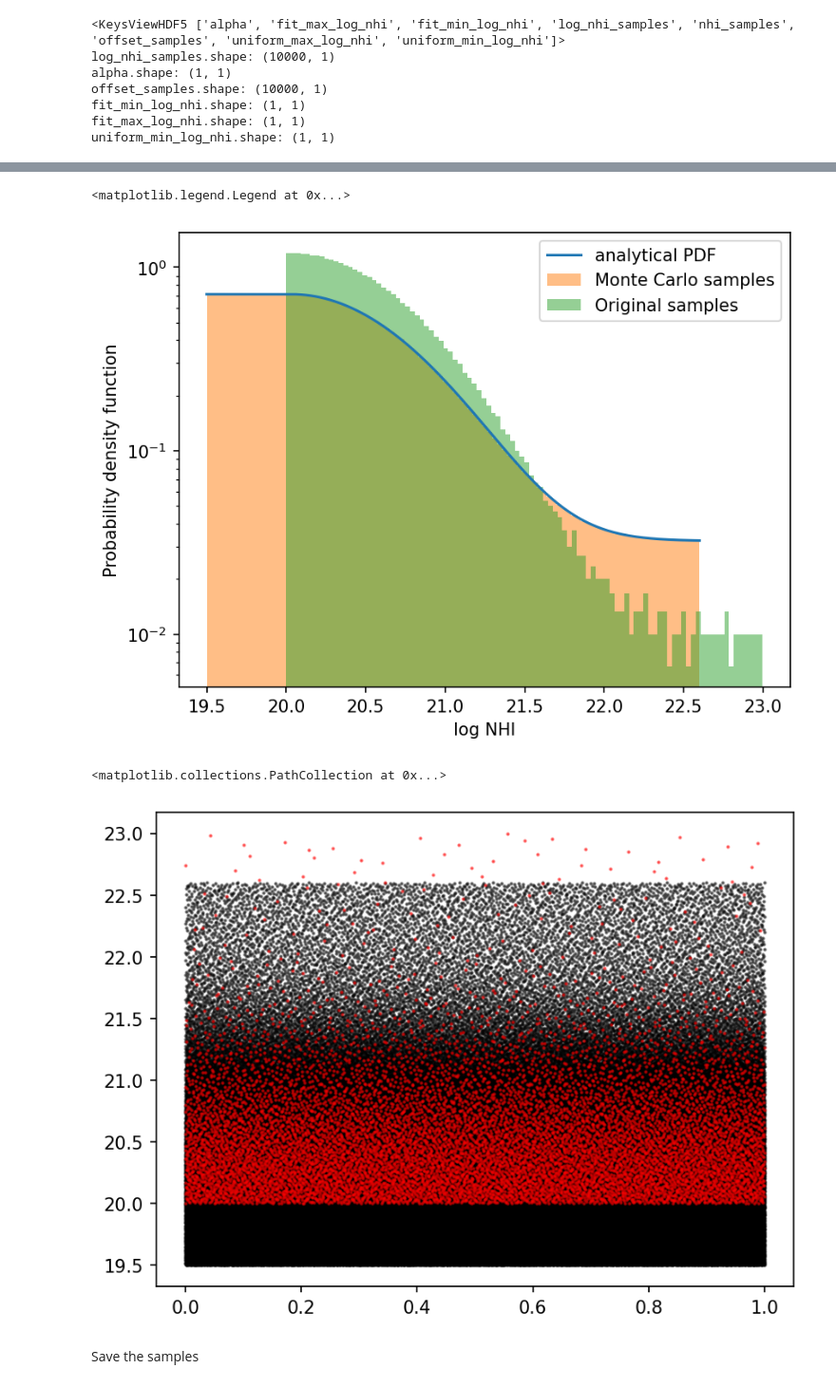
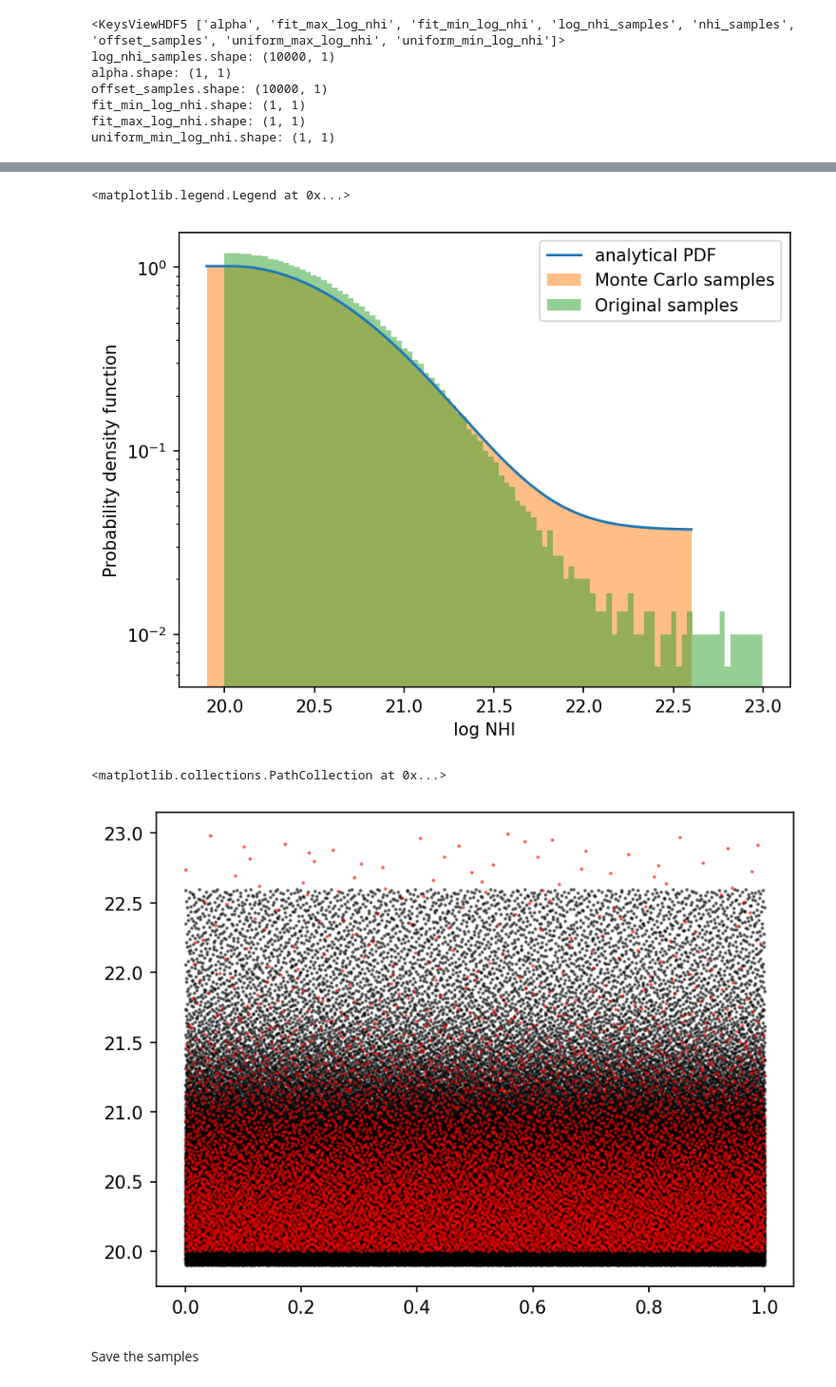
Before and after one commit to jibanCat/desi_gpy_dla_detection, a Jupyter notebook: notebooks/GenerateSamples.ipynb, the cells around one changed output, grey strips where cells are left out. Shown at 95% size. Drawn from its saved outputs; the diff is of its cells as text; code cells hidden in the pictures.

```diff
--- a/notebooks/GenerateSamples.ipynb
+++ b/notebooks/GenerateSamples.ipynb
@@ -48,7 +48,7 @@ from scipy.integrate import quad # to get the normalization constant for the pro
 
 # normalization factor a for uniform prior
 a = 0.90
-uniform_min_log_nhi = 19.5
+uniform_min_log_nhi = 19.9
 uniform_max_log_nhi = 22.6
 
 # directly use the fitted poly values in the Garnett (2017)
@@ -108,14 +108,14 @@ sampler = Halton(
 # %%
 np.random.seed(42)  # for reproducibility
 
-num_samples = 200000
+num_samples = 100000
 halton_sequence = sampler.random(num_samples)
 
 # Inver transform sampling
 # https://en.wikipedia.org/wiki/Inverse_transform_sampling
 # code ref:
 # https://gist.github.com/amarvutha/c2a3ea9d42d238551c694480019a6ce1
-def sample(g, min_lognhi = 19.5, max_lognhi = 22.6):
+def sample(g, min_lognhi = 19.9, max_lognhi = 22.6):
     x = np.linspace(
         min_lognhi,
         max_lognhi,
@@ -146,20 +146,20 @@ plt.yscale("log")
 plt.legend()
 # %% [output]
 <matplotlib.legend.Legend at 0x...>
-[figure, old version]
+[figure, new version]
 # %%
 # visualize halton sequence
 plt.scatter(
-    halton_sequence[:, 1], samples_log_nhis,
+    halton_sequence[:, 1], samples_log_nhis[:],
     s=1, alpha=0.5, c="black"
 )
 # original
 plt.scatter(
     offset_samples, log_nhi_samples,
     s=1, alpha=0.5, c="red"
 )
 # %% [output]
 <matplotlib.collections.PathCollection at 0x...>
-[figure, old version]
+[figure, new version]
 # %% [markdown]
 Save the samples
```
Also changed, not shown: parts of 3 cells of this notebook.
